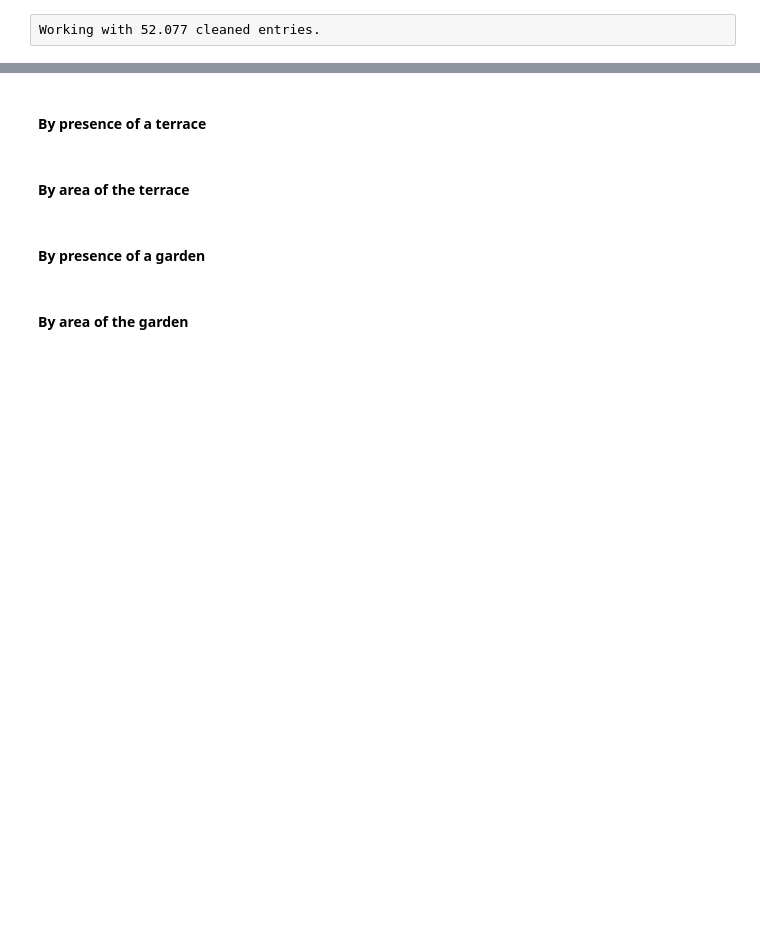
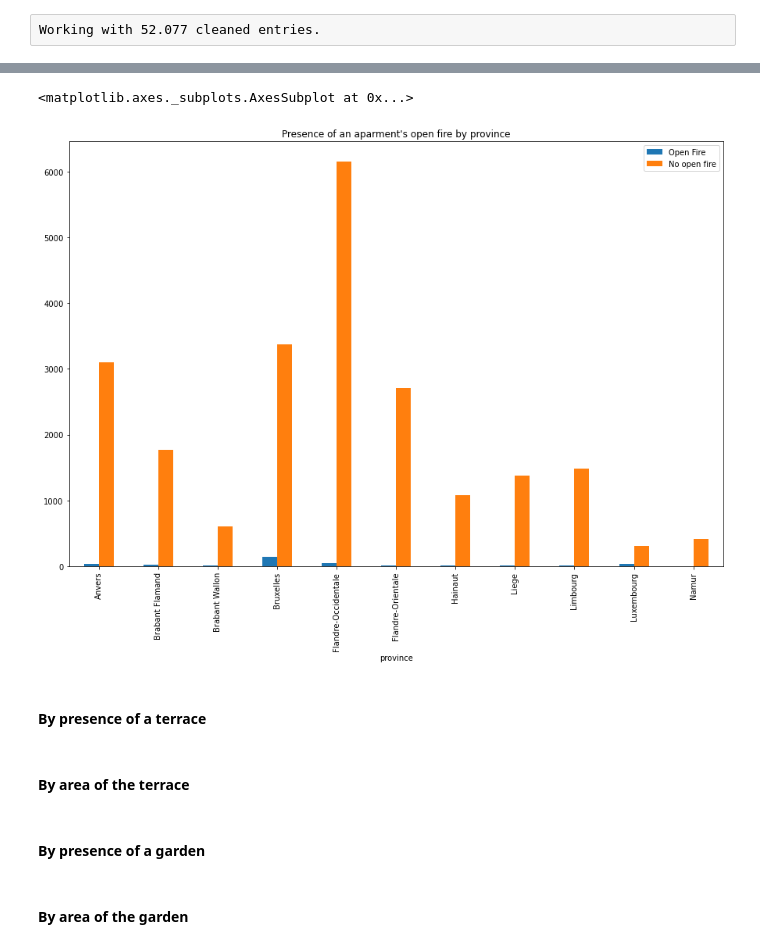
Before and after one commit to Demesmaeker/Immo_data_analysis, a Jupyter notebook: Comparisons between variables (no prices).ipynb, the cells around one changed output, grey strips where cells are left out. Saved outputs shown, nothing was run; the diff lists cells and outputs as text; code cells hidden in the pictures; blank space fills up the shorter version.

```diff
--- a/Comparisons between variables (no prices).ipynb
+++ b/Comparisons between variables (no prices).ipynb
@@ -803,0 +838,13 @@ Working with 52.077 cleaned entries.
+# %%
+apart_loc_fire = locality_fire[locality_fire['type_of_property'] == 'apartment']
+apart_loc_fire_0 = apart_loc_fire[apart_loc_fire['open_fire'] == 0].groupby('province').fully_equipped_kitchen.agg(['count'])
+apart_loc_fire_1 = apart_loc_fire[apart_loc_fire['open_fire'] == 1].groupby('province').fully_equipped_kitchen.agg(['count'])
+
+apart_loc_fire_0.reset_index(level=0, inplace=True)
+apart_loc_fire_0 = apart_loc_fire_0.rename(columns={'count':'No open fire'})
+apart_loc_fire_1.reset_index(level=0, inplace=True)
+apart_loc_fire_1 = apart_loc_fire_1.rename(columns={'count':'Open Fire'})
+
+apart_province_fire = pd.merge(apart_loc_fire_0, apart_loc_fire_1, how = 'outer', on='province')
+
+apart_province_fire
@@ -804,3 +864,11 @@ Working with 52.077 cleaned entries.
+# %%
+apart_province_fire.plot.bar(x = 'province',
+                       y = ['Open Fire', 'No open fire'],
+                       figsize=(15,10),
+                       title="Presence of an aparment's open fire by province")
+# %% [output]
+<matplotlib.axes._subplots.AxesSubplot at 0x...>
+[figure, added]
 # %% [markdown]
 #### By presence of a terrace
 # %% [markdown]
```
Also changed, not shown: parts of 4 cells of this notebook.
